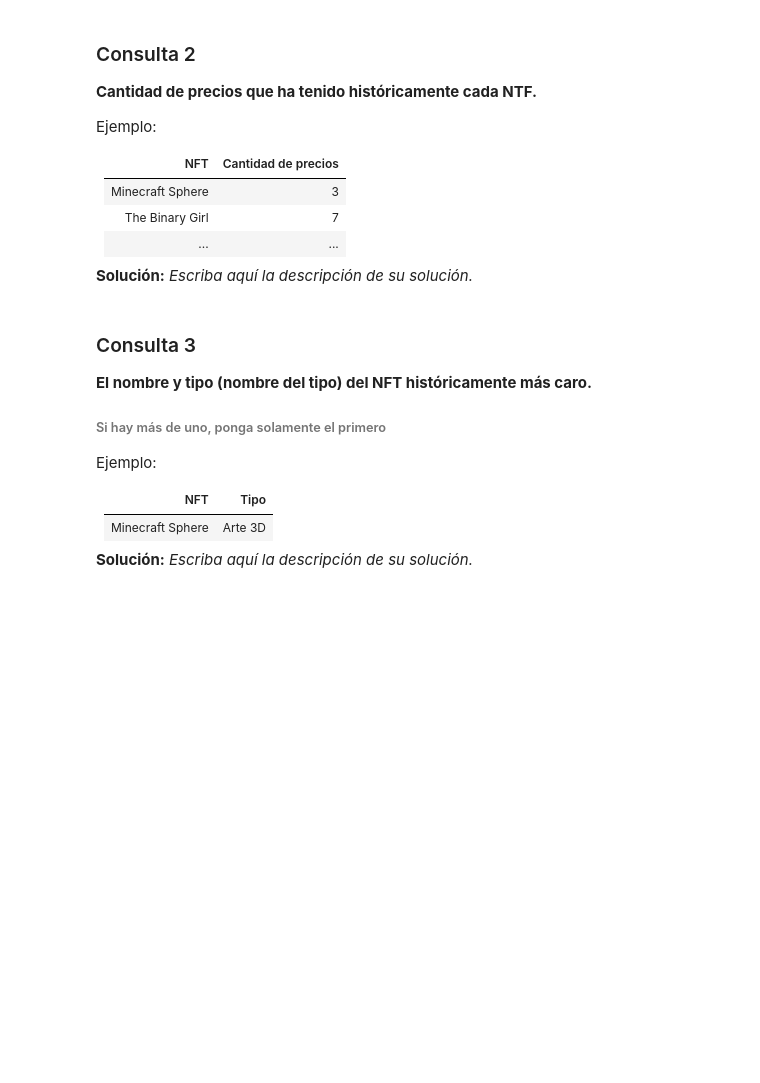
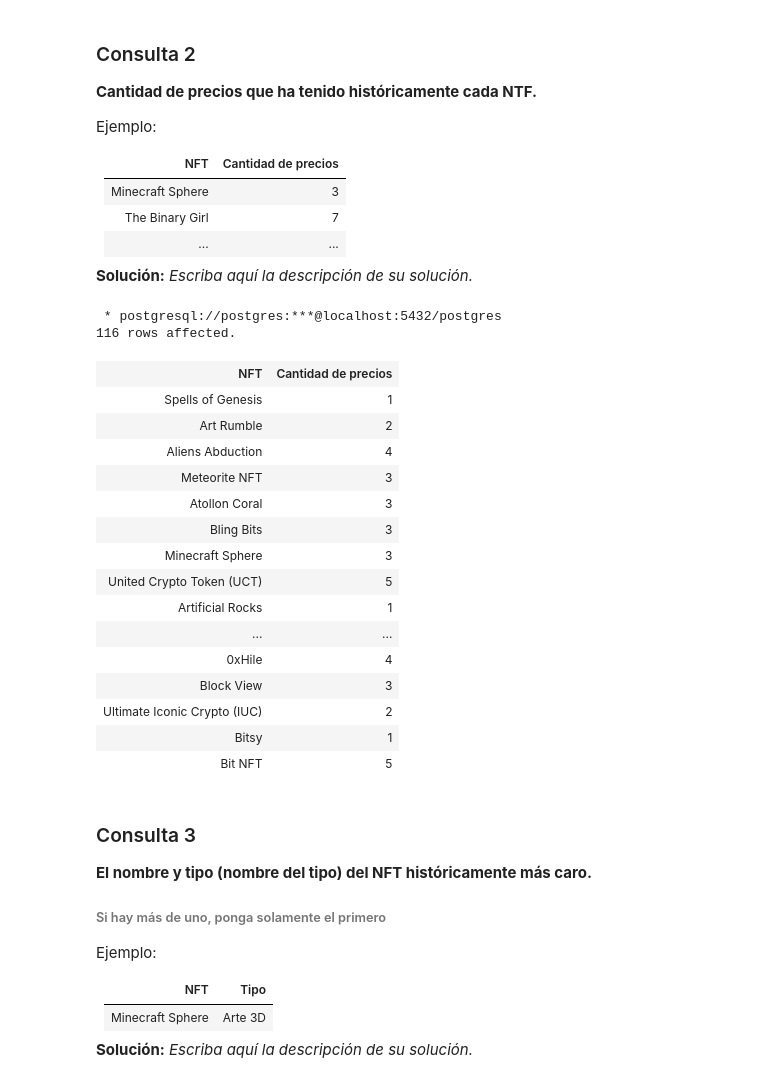
Before and after one commit to Cloff23/Tarea-1-BD, a Jupyter notebook: Tarea1_BD_2022-1 V1.1.ipynb, the cells around one changed output. Cells and saved outputs as stored; diff of their text form; code cells hidden in the pictures; blank space fills up the shorter version.

```diff
--- a/Tarea1_BD_2022-1 V1.1.ipynb
+++ b/Tarea1_BD_2022-1 V1.1.ipynb
@@ -363,3 +355,31 @@ WHERE
+# %%
+%%sql
+SELECT
+	nft.nombre AS "NFT", COUNT(precio_nft.id_nft) AS "Cantidad de precios"
+FROM
+	nft
+INNER JOIN precio_nft
+ON nft.id_nft = precio_nft.id_nft
+GROUP BY nft.nombre
+# %% [output]
+ * postgresql://postgres:***@localhost:5432/postgres
+116 rows affected.
+| NFT | Cantidad de precios |
+| Spells of Genesis | 1 |
+| Art Rumble | 2 |
+| Aliens Abduction | 4 |
+| Meteorite NFT | 3 |
+| Atollon Coral | 3 |
+| Bling Bits | 3 |
+| Minecraft Sphere | 3 |
+| United Crypto Token (UCT) | 5 |
+| Artificial Rocks | 1 |
+| ... | ... |
+| 0xHile | 4 |
+| Block View | 3 |
+| Ultimate Iconic Crypto (IUC) | 2 |
+| Bitsy | 1 |
+| Bit NFT | 5 |
 # %% [markdown]
 ### Consulta 3
 **El nombre y tipo (nombre del tipo) del NFT históricamente más caro.**
```
Also changed, not shown: parts of 4 cells of this notebook.
